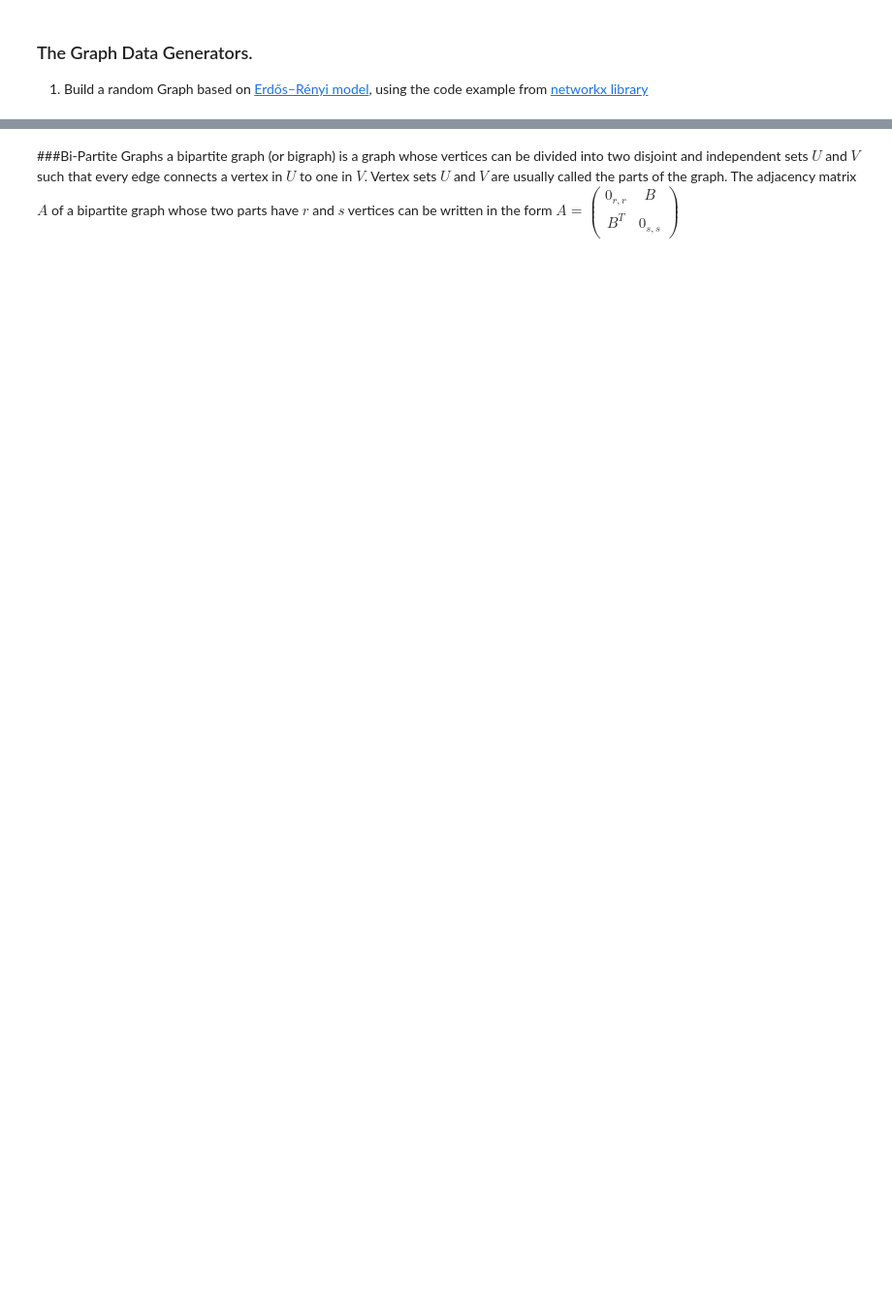
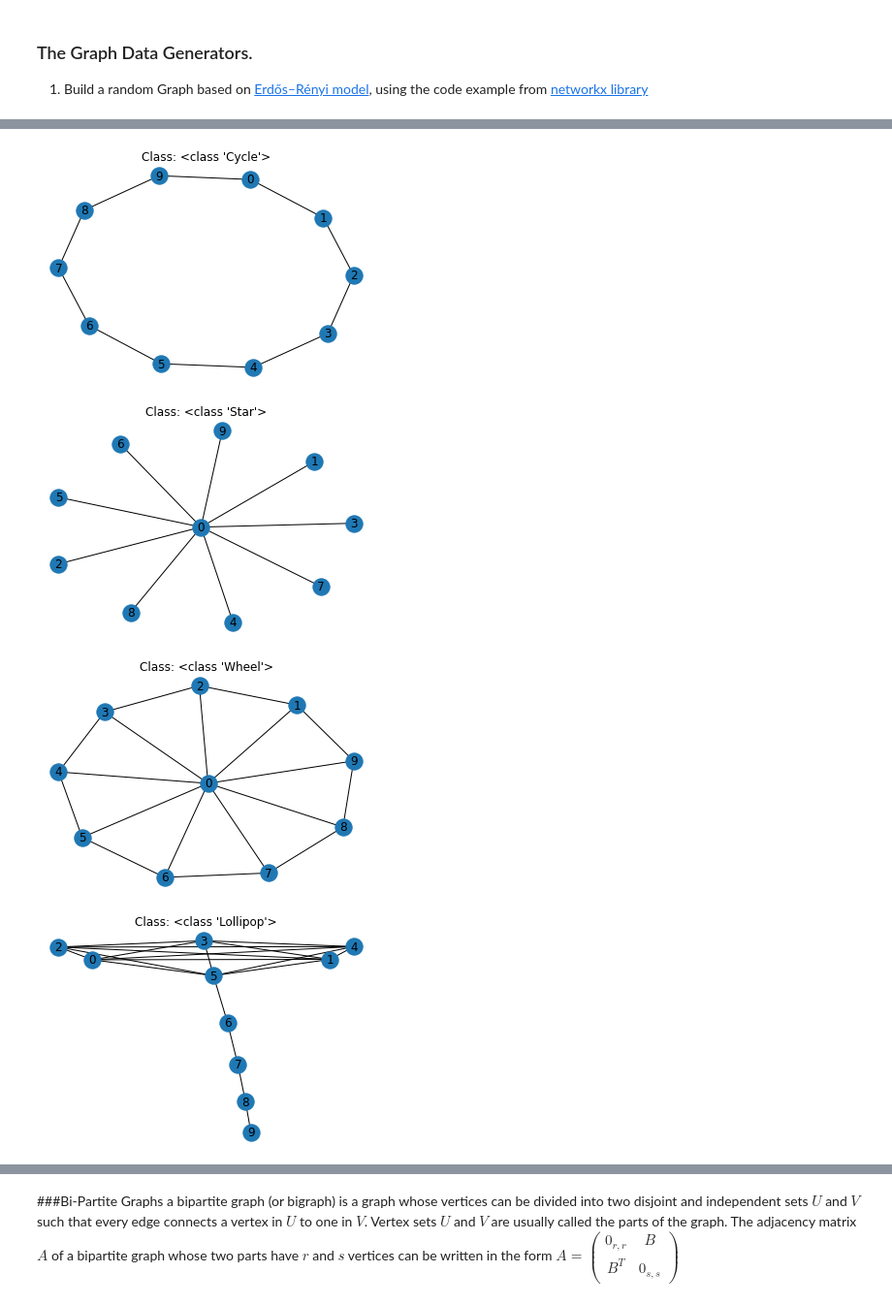
Before and after one commit to kfiry77/BiPartiteGraphDeepLearing, a Jupyter notebook: BipartiteGraphDeepLearningClassification.ipynb, the cells around one changed output, grey strips where cells are left out. Shown: that part at 97% size. Saved outputs shown, nothing was run; the diff lists cells and outputs as text; code cells hidden in the pictures; blank space fills up the shorter version.

```diff
--- a/BipartiteGraphDeepLearningClassification.ipynb
+++ b/BipartiteGraphDeepLearningClassification.ipynb
@@ -73,0 +87,35 @@ gg.plot()
+# %%
+class GenDataCycle(GenData):
+  def Generate(self, vertix_count):
+    return nx.cycle_graph(vertix_count)
+
+class GenDataStar(GenData):
+  def Generate(self, vertix_count):
+    return nx.star_graph(vertix_count - 1)
+
+class GenDataWheel(GenData):
+  def Generate(self, vertix_count):
+    return nx.wheel_graph(vertix_count)
+
+class GenDataLollipop(GenData):
+  def Generate(self, vertix_count):
+    path_len = np.random.randint(2, vertix_count // 2)
+    return nx.lollipop_graph(m=vertix_count - path_len, n=path_len)
+
+class GenDataClique(GenData):
+  def Generate(self, vertix_count):
+    return nx.complete_graph(vertix_count)
+
+class GenDataCircularLadder(GenData):
+  def Generate(self, vertix_count):
+    return nx.circular_ladder_graph(vertix_count // 2)
+# %%
+data_gerators = { 'cycle': GenDataCycle(), 'bipartite': GenDataStar(), "Wheel": GenDataWheel(), "Lollipop": GenDataLollipop(), "Complete": GenDataClique() }
+for k,v in data_gerators.items():
+  g = Graph(v, v.name, 10)
+  g.plot()
+# %% [output]
+[figure, added]
+[figure, added]
+[figure, added]
+[figure, added]
```
Also changed, not shown: parts of 24 cells of this notebook.
